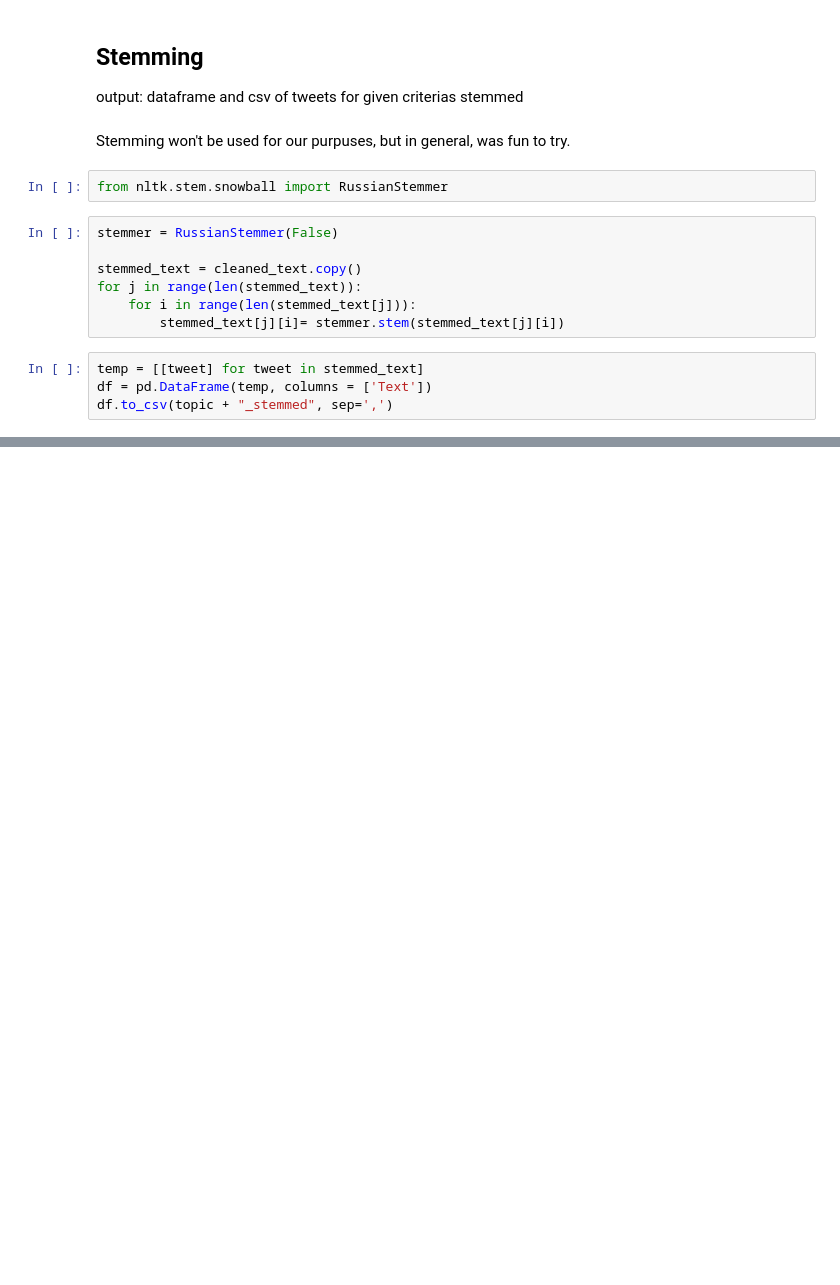
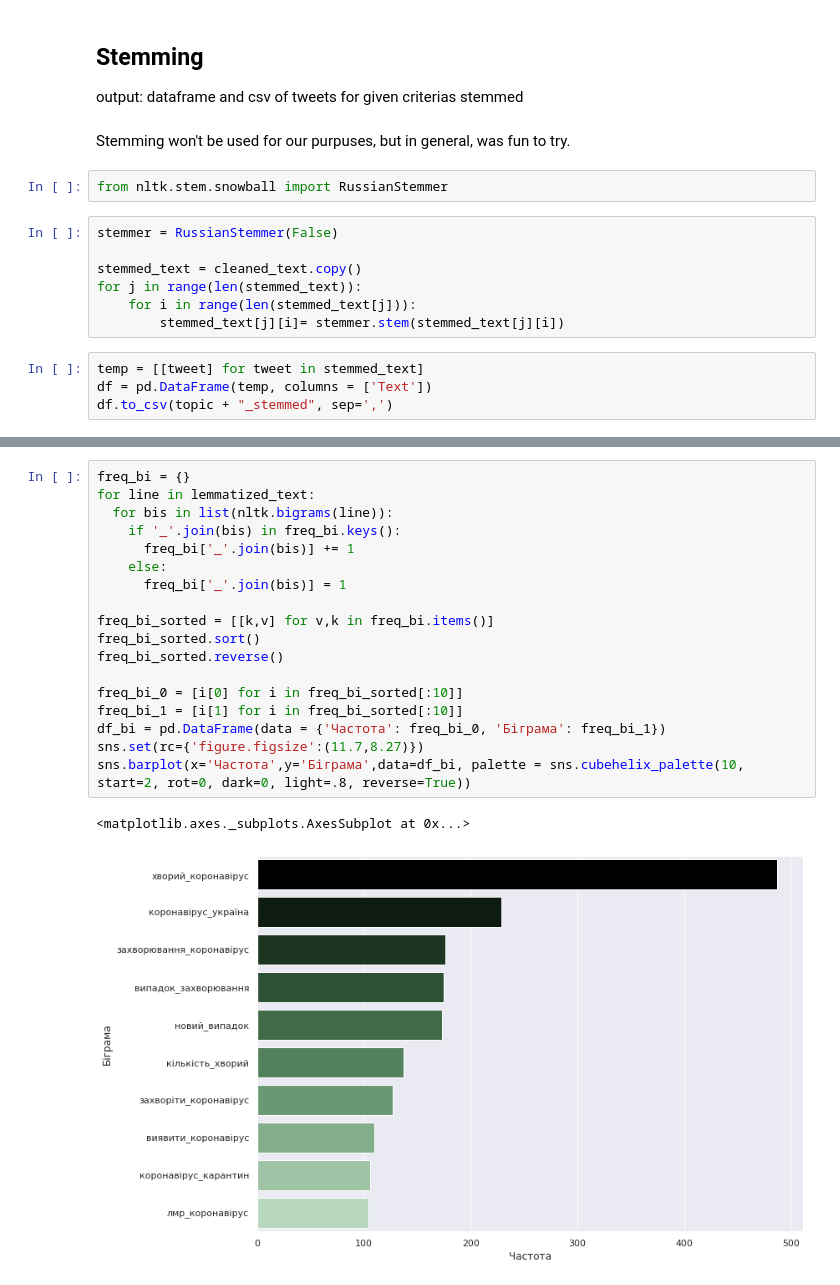
Before and after one commit to tiredwaffle/tweets_analysis, a Jupyter notebook: preprocessing.ipynb, the cells around one changed output, grey strips where cells are left out. Drawn from its saved outputs; the diff is of its cells as text; blank space fills up the shorter version.

```diff
--- a/preprocessing.ipynb
+++ b/preprocessing.ipynb
@@ -167,0 +229,21 @@ df.to_csv(topic + "_stemmed", sep=',')
+# %%
+freq_bi = {}
+for line in lemmatized_text:
+  for bis in list(nltk.bigrams(line)):
+    if '_'.join(bis) in freq_bi.keys():
+      freq_bi['_'.join(bis)] += 1
+    else:
+      freq_bi['_'.join(bis)] = 1
+
+freq_bi_sorted = [[k,v] for v,k in freq_bi.items()]
+freq_bi_sorted.sort()
+freq_bi_sorted.reverse()
+
+freq_bi_0 = [i[0] for i in freq_bi_sorted[:10]]
+freq_bi_1 = [i[1] for i in freq_bi_sorted[:10]]
+df_bi = pd.DataFrame(data = {'Частота': freq_bi_0, 'Біграма': freq_bi_1})
+sns.set(rc={'figure.figsize':(11.7,8.27)})
+sns.barplot(x='Частота',y='Біграма',data=df_bi, palette = sns.cubehelix_palette(10, start=2, rot=0, dark=0, light=.8, reverse=True))
+# %% [output]
+<matplotlib.axes._subplots.AxesSubplot at 0x...>
+[figure, added]
```
Also changed, not shown: parts of 18 cells of this notebook.
